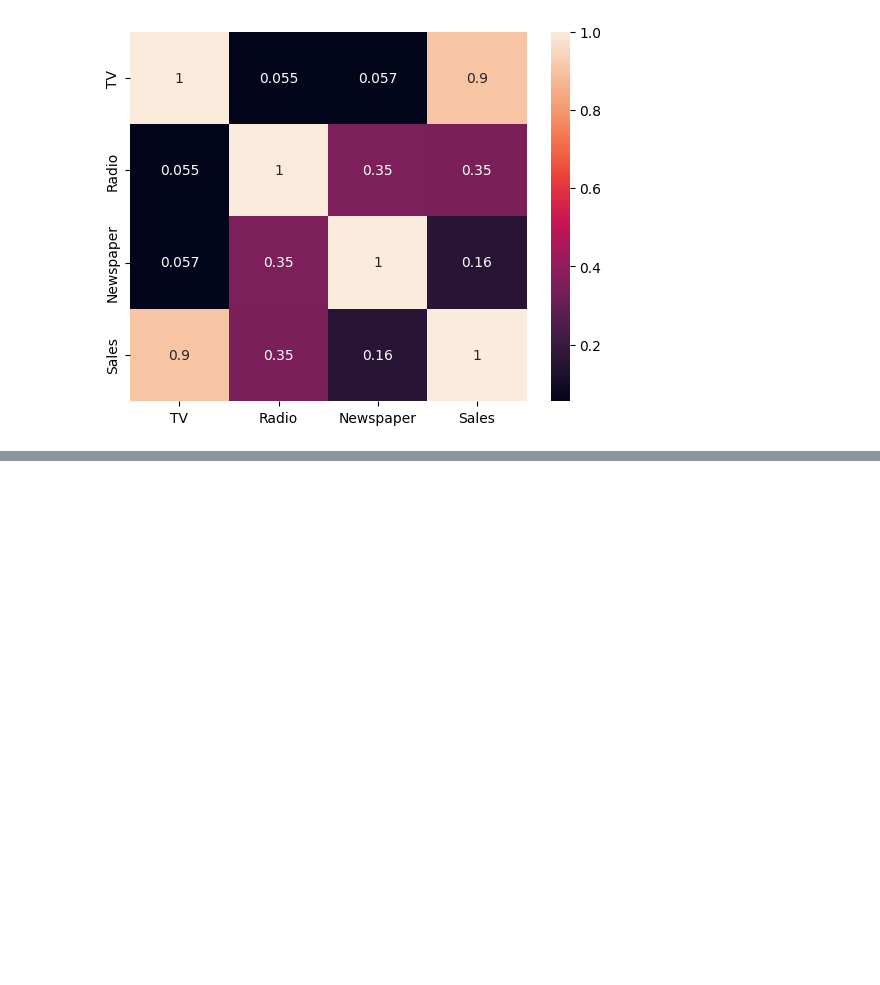
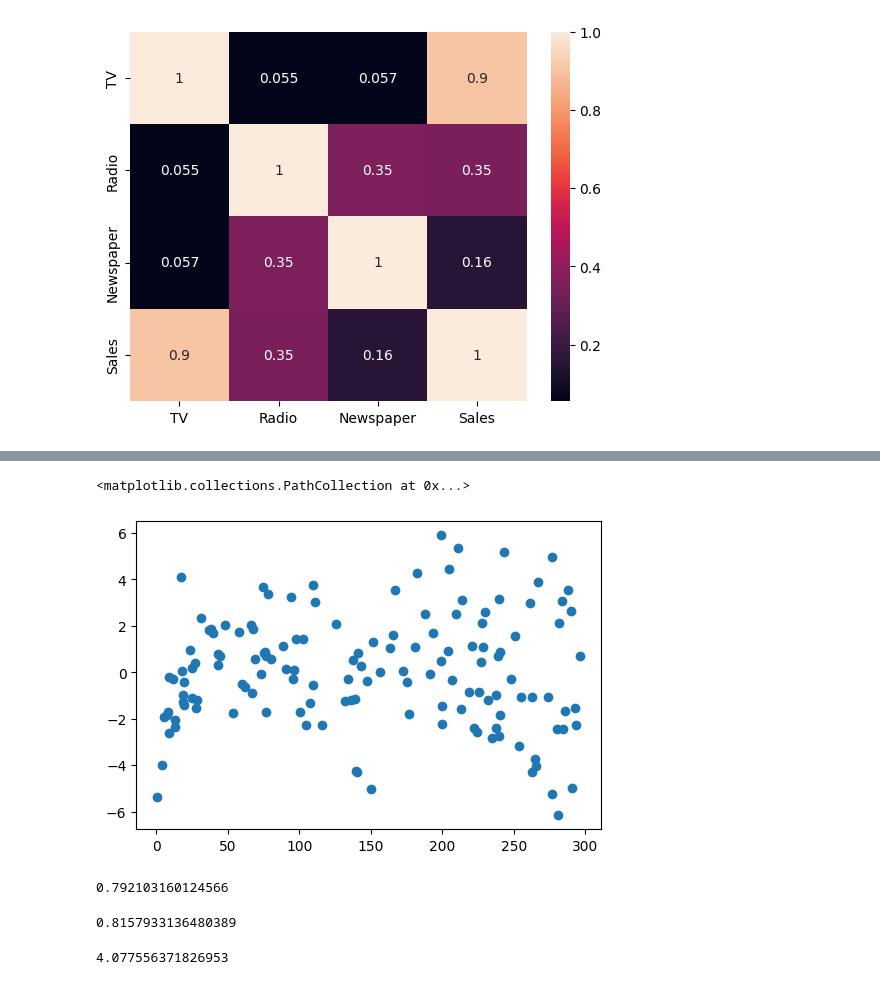
Before and after one commit to mukulydvv/Machine-Learning-, a Jupyter notebook: ML.ipynb, the cells around one changed output, grey strips where cells are left out. Saved outputs shown, nothing was run; the diff lists cells and outputs as text; code cells hidden in the pictures; blank space fills up the shorter version.

```diff
--- a/ML.ipynb
+++ b/ML.ipynb
@@ -102,0 +181,7 @@ import sklearn
+# %%
+# look for patterns in the scatter plot
+plt.figure(figsize=(6,4))
+plt.scatter(X_train,res)
+# %% [output]
+<matplotlib.collections.PathCollection at 0x...>
+[figure, added]
@@ -102,0 +192,13 @@ import sklearn
+# %%
+y_test_pred=lr_model.predict(X_test_sm)
+r2_score(y_true=y_test,y_pred=y_test_pred)
+# %% [output]
+0.792103160124566
+# %%
+r2_score(y_true=y_train,y_pred=y_train_pred)
+# %% [output]
+0.8157933136480389
+# %%
+mean_squared_error(y_true=y_test,y_pred=y_test_pred)
+# %% [output]
+4.077556371826953
```
Also changed, not shown: parts of 15 cells of this notebook.
